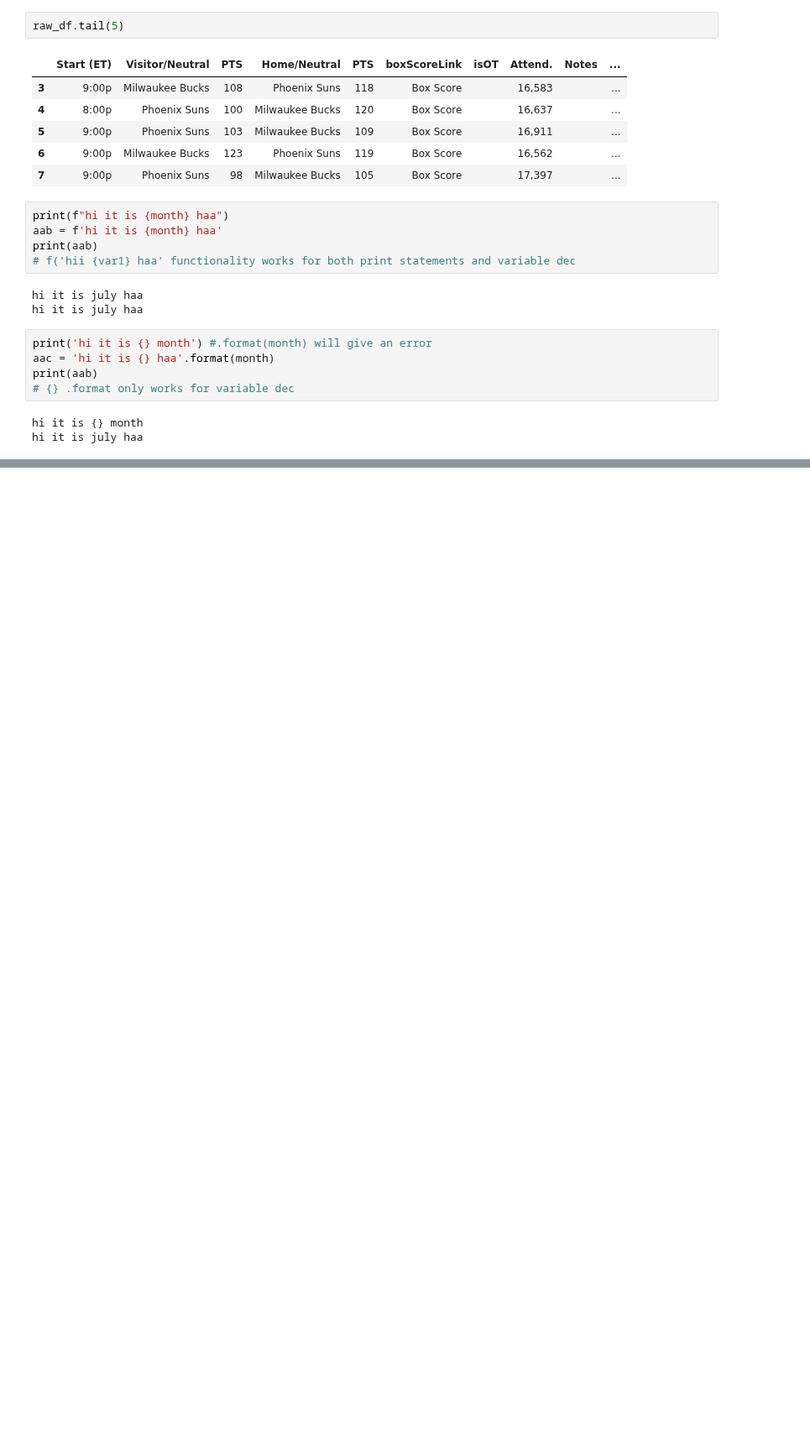
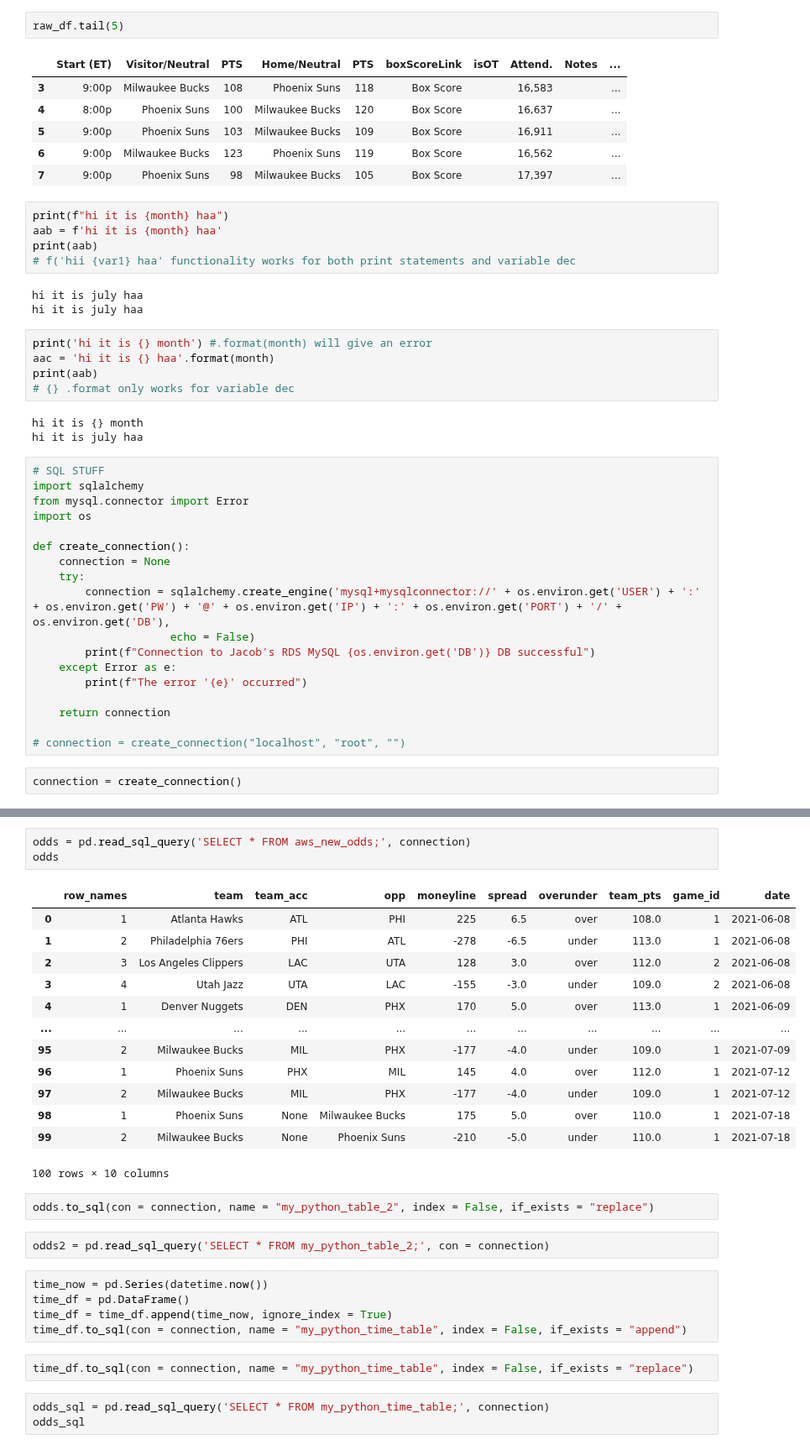
Before and after one commit to jyablonski/jyablonski_praq, a Jupyter notebook: bbref_webscrape.ipynb, the cells around one changed output, grey strips where cells are left out. Shown at 84% size. Drawn from its saved outputs; the diff is of its cells as text; blank space fills up the shorter version.

Commit message:
gmail, googlesheets, python sql updates

```diff
--- a/bbref_webscrape.ipynb
+++ b/bbref_webscrape.ipynb
@@ -301,3 +301,23 @@ print(aab)
 # %% [output]
 hi it is {} month
 hi it is july haa
+# %%
+# SQL STUFF
+import sqlalchemy
+from mysql.connector import Error
+import os
+
+def create_connection():
+    connection = None
+    try:
+        connection = sqlalchemy.create_engine('mysql+mysqlconnector://' + os.environ.get('USER') + ':' + os.environ.get('PW') + '@' + os.environ.get('IP') + ':' + os.environ.get('PORT') + '/' + os.environ.get('DB'),
+                     echo = False)
+        print(f"Connection to Jacob's RDS MySQL {os.environ.get('DB')} DB successful")
+    except Error as e:
+        print(f"The error '{e}' occurred")
+
+    return connection
+
+# connection = create_connection("localhost", "root", "")
+# %%
+connection = create_connection()
@@ -303,0 +352,31 @@ hi it is july haa
+# %%
+odds = pd.read_sql_query('SELECT * FROM aws_new_odds;', connection)
+odds
+# %% [output]
+|  | row_names | team | team_acc | opp | moneyline | spread | overunder | team_pts | game_id | date |
+| 0 | 1 | Atlanta Hawks | ATL | PHI | 225 | 6.5 | over | 108.0 | 1 | 2021-06-08 |
+| 1 | 2 | Philadelphia 76ers | PHI | ATL | -278 | -6.5 | under | 113.0 | 1 | 2021-06-08 |
+| 2 | 3 | Los Angeles Clippers | LAC | UTA | 128 | 3.0 | over | 112.0 | 2 | 2021-06-08 |
+| 3 | 4 | Utah Jazz | UTA | LAC | -155 | -3.0 | under | 109.0 | 2 | 2021-06-08 |
+| 4 | 1 | Denver Nuggets | DEN | PHX | 170 | 5.0 | over | 113.0 | 1 | 2021-06-09 |
+| ... | ... | ... | ... | ... | ... | ... | ... | ... | ... | ... |
+| 95 | 2 | Milwaukee Bucks | MIL | PHX | -177 | -4.0 | under | 109.0 | 1 | 2021-07-09 |
+| 96 | 1 | Phoenix Suns | PHX | MIL | 145 | 4.0 | over | 112.0 | 1 | 2021-07-12 |
+| 97 | 2 | Milwaukee Bucks | MIL | PHX | -177 | -4.0 | under | 109.0 | 1 | 2021-07-12 |
+| 98 | 1 | Phoenix Suns | None | Milwaukee Bucks | 175 | 5.0 | over | 110.0 | 1 | 2021-07-18 |
+| 99 | 2 | Milwaukee Bucks | None | Phoenix Suns | -210 | -5.0 | under | 110.0 | 1 | 2021-07-18 |
+100 rows × 10 columns
+# %%
+odds.to_sql(con = connection, name = "my_python_table_2", index = False, if_exists = "replace")
+# %%
+odds2 = pd.read_sql_query('SELECT * FROM my_python_table_2;', con = connection)
+# %%
+time_now = pd.Series(datetime.now())
+time_df = pd.DataFrame()
+time_df = time_df.append(time_now, ignore_index = True)
+time_df.to_sql(con = connection, name = "my_python_time_table", index = False, if_exists = "append")
+# %%
+time_df.to_sql(con = connection, name = "my_python_time_table", index = False, if_exists = "replace")
+# %%
+odds_sql = pd.read_sql_query('SELECT * FROM my_python_time_table;', connection)
+odds_sql
```
Also changed, not shown: parts of 4 cells of this notebook, 1 other file.
